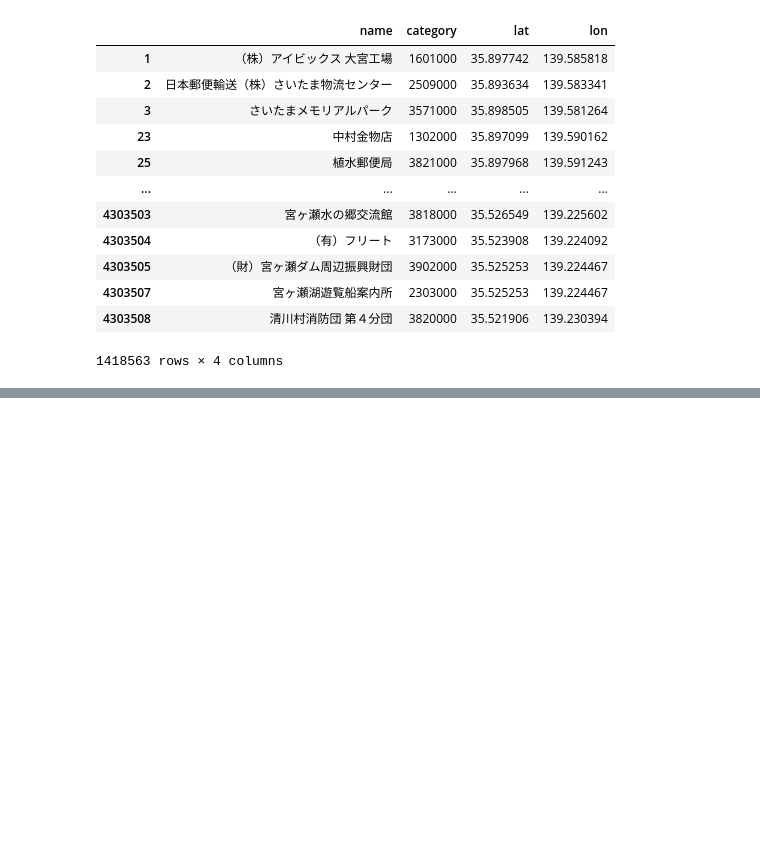
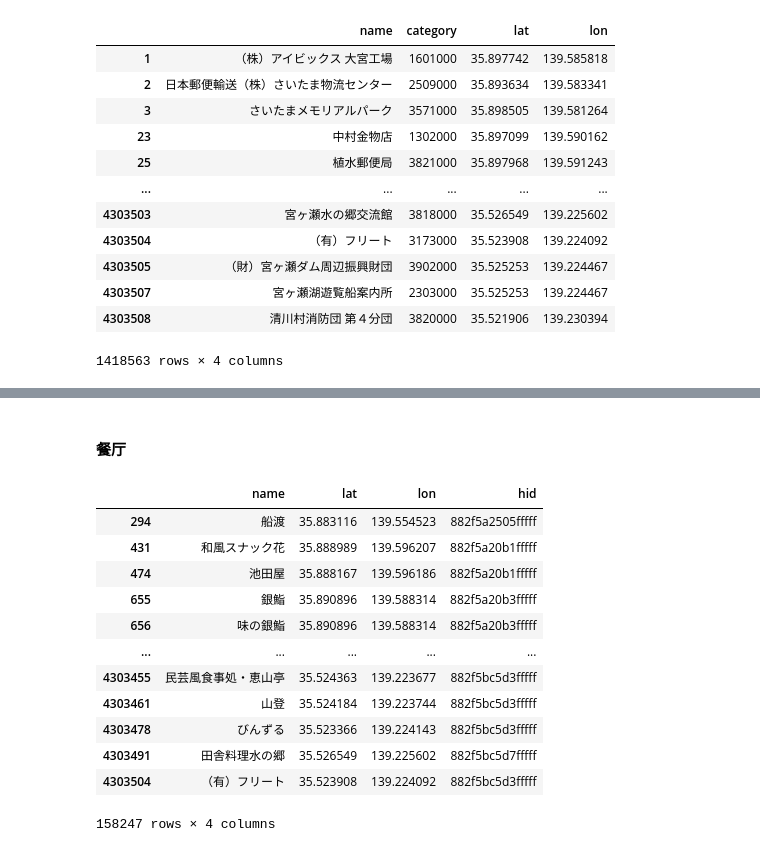
Before and after one commit to SUSTC-ChuangYANG/Spatial_data_preprocessing, a Jupyter notebook: POI_data_process/japan_poi_preprocess.ipynb, the cells around one changed output, grey strips where cells are left out. Cells and saved outputs as stored; diff of their text form; code cells hidden in the pictures; blank space fills up the shorter version.

```diff
--- a/POI_data_process/japan_poi_preprocess.ipynb
+++ b/POI_data_process/japan_poi_preprocess.ipynb
@@ -146,0 +222,22 @@ filtered_poi
+# %% [markdown]
+#### 餐厅
+# %%
+tmp = filtered_poi[filtered_poi['category'].str.startswith("31")]
+restaurant_poi = tmp[tmp['category'].isin(entertainment) == False]
+del restaurant_poi['category']
+restaurant_poi = restaurant_poi.drop_duplicates()
+restaurant_poi
+# %% [output]
+|  | name | lat | lon | hid |
+| 294 | 船渡 | 35.883116 | 139.554523 | 882f5a2505fffff |
+| 431 | 和風スナック花 | 35.888989 | 139.596207 | 882f5a20b1fffff |
+| 474 | 池田屋 | 35.888167 | 139.596186 | 882f5a20b1fffff |
+| 655 | 銀鮨 | 35.890896 | 139.588314 | 882f5a20b3fffff |
+| 656 | 味の銀鮨 | 35.890896 | 139.588314 | 882f5a20b3fffff |
+| ... | ... | ... | ... | ... |
+| 4303455 | 民芸風食事処・恵山亭 | 35.524363 | 139.223677 | 882f5bc5d3fffff |
+| 4303461 | 山登 | 35.524184 | 139.223744 | 882f5bc5d3fffff |
+| 4303478 | びんずる | 35.523366 | 139.224143 | 882f5bc5d3fffff |
+| 4303491 | 田舎料理水の郷 | 35.526549 | 139.225602 | 882f5bc5d7fffff |
+| 4303504 | （有）フリート | 35.523908 | 139.224092 | 882f5bc5d3fffff |
+158247 rows × 4 columns
```
Also changed, not shown: parts of 35 cells of this notebook, 1 other file.
